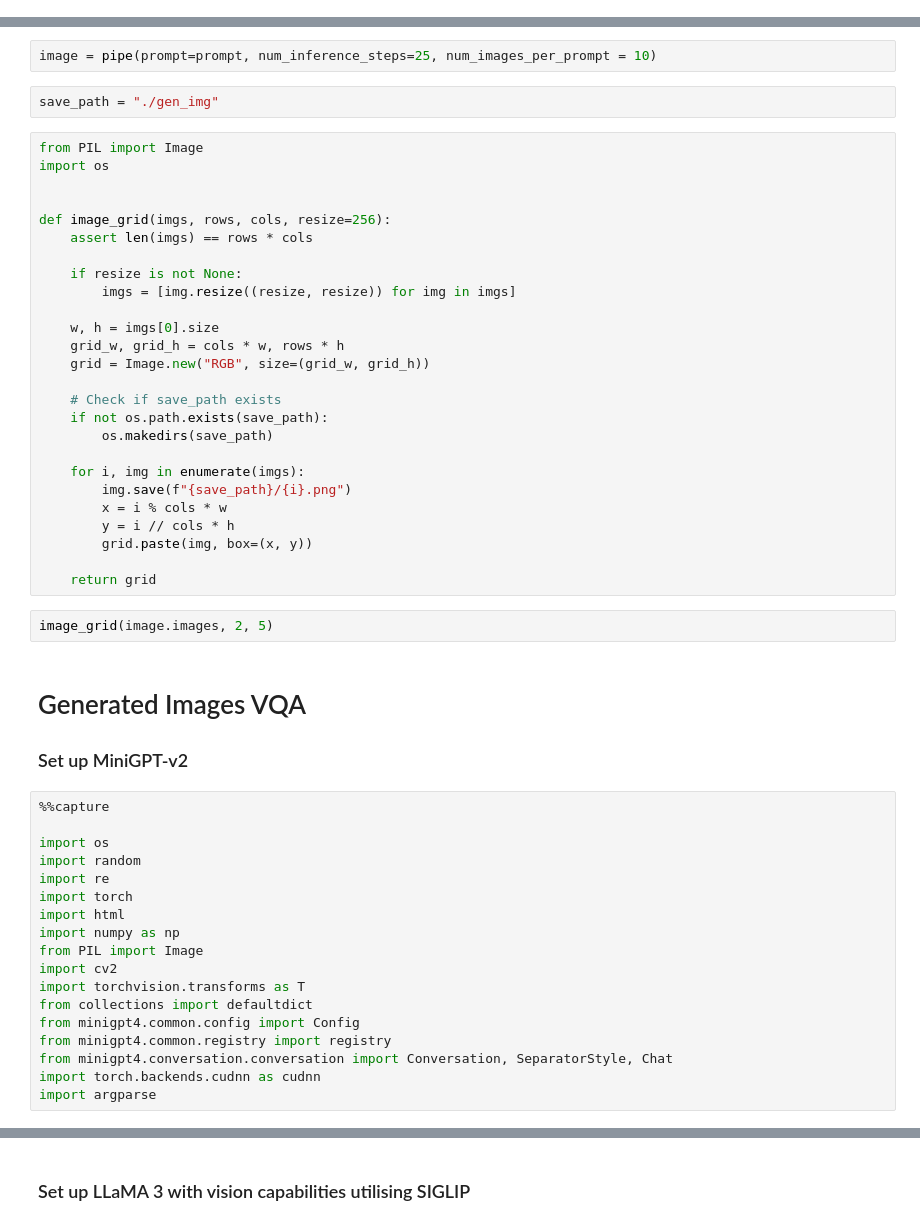
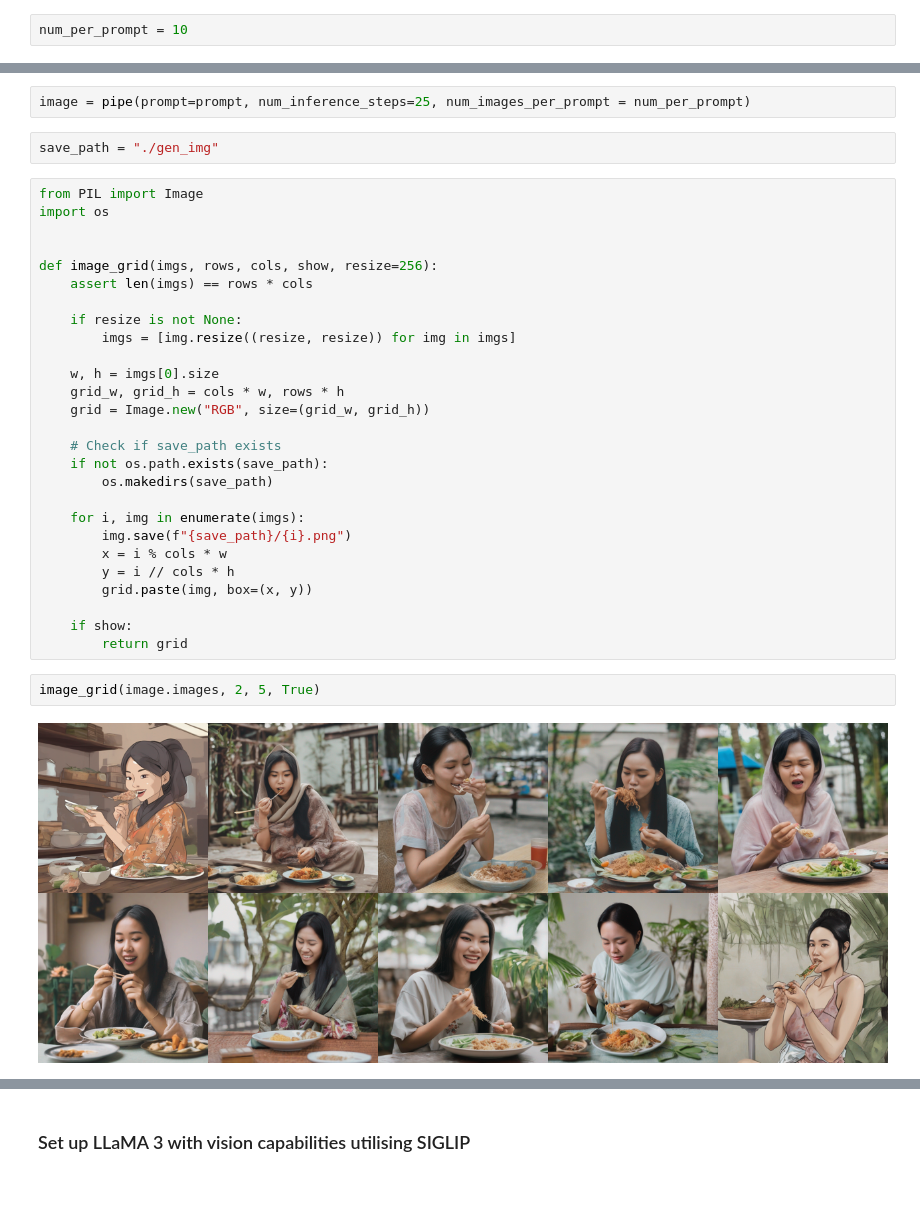
Before and after one commit to chuleeshen/bias-pipeline, a Jupyter notebook: pipeline.ipynb, the cells around one changed output, grey strips where cells are left out. Saved outputs shown, nothing was run; the diff lists cells and outputs as text; blank space fills up the shorter version.

```diff
--- a/pipeline.ipynb
+++ b/pipeline.ipynb
@@ -13,2 +33,4 @@ import sys
+# %%
+num_per_prompt = 10
 # %% [markdown]
 ### Get prompt keywords
@@ -116,5 +176,5 @@ pipe.to("cuda");
 # %%
-image = pipe(prompt=prompt, num_inference_steps=25, num_images_per_prompt = 10)
+image = pipe(prompt=prompt, num_inference_steps=25, num_images_per_prompt = num_per_prompt)
 # %%
 save_path = "./gen_img"
 # %%
@@ -122,7 +182,7 @@ from PIL import Image
 import os
 
 
-def image_grid(imgs, rows, cols, resize=256):
+def image_grid(imgs, rows, cols, show, resize=256):
     assert len(imgs) == rows * cols
 
     if resize is not None:
@@ -142,27 +202,9 @@ def image_grid(imgs, rows, cols, resize=256):
         y = i // cols * h
         grid.paste(img, box=(x, y))
 
-    return grid
+    if show:
+        return grid
 # %%
-image_grid(image.images, 2, 5)
+image_grid(image.images, 2, 5, True)
+# %% [output]
+[figure, added]
-# %% [markdown]
-# Generated Images VQA
-### Set up MiniGPT-v2
-# %%
-%%capture
-
-import os
-import random
-import re
-import torch
-import html
-import numpy as np
-from PIL import Image
-import cv2
-import torchvision.transforms as T
-from collections import defaultdict
-from minigpt4.common.config import Config
-from minigpt4.common.registry import registry
-from minigpt4.conversation.conversation import Conversation, SeparatorStyle, Chat
-import torch.backends.cudnn as cudnn
-import argparse
```
Also changed, not shown: parts of 44 cells of this notebook, 4 other files.
